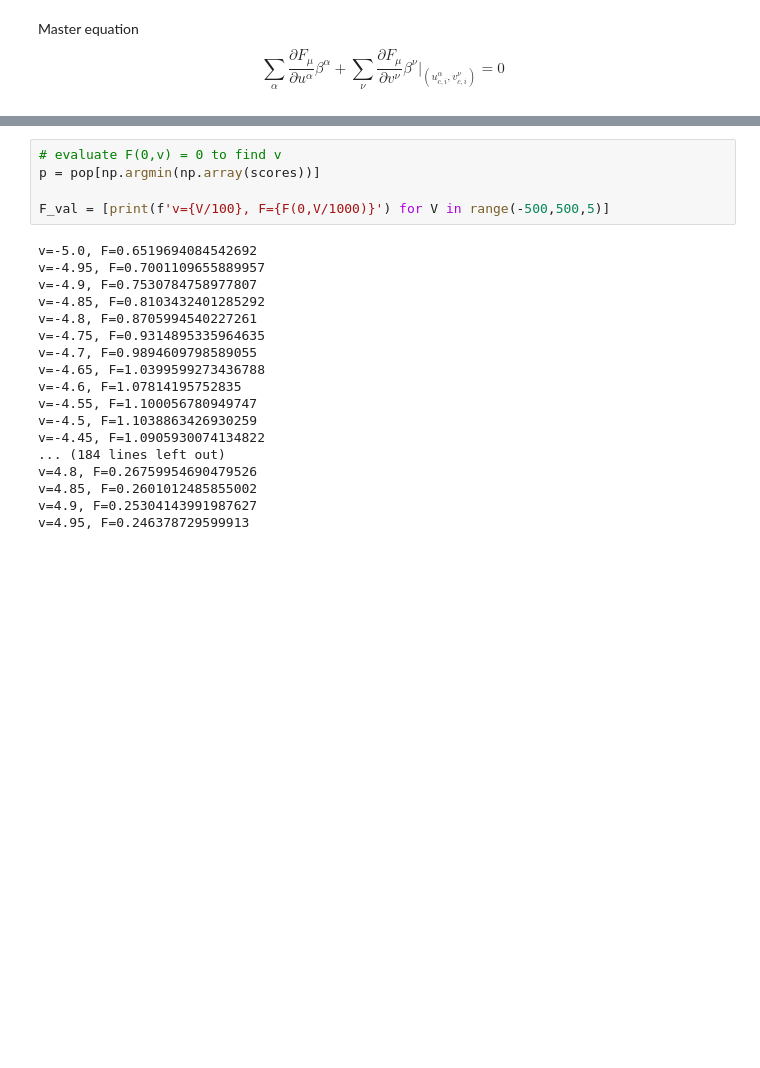
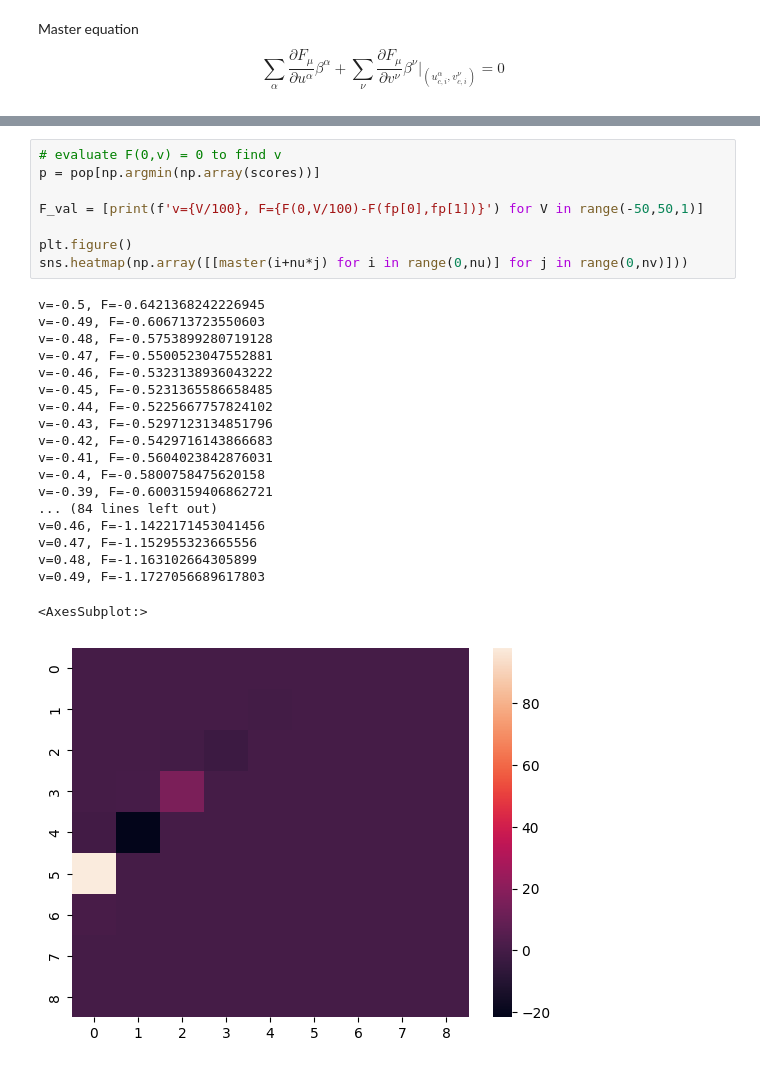
Before and after one commit to StijnCool/nast-thesis, a Jupyter notebook: Scalar field in 2D.ipynb, the cells around one changed output, grey strips where cells are left out. Drawn from its saved outputs; the diff is of its cells as text; blank space fills up the shorter version.

```diff
--- a/Scalar field in 2D.ipynb
+++ b/Scalar field in 2D.ipynb
@@ -246,23 +254,28 @@ sum = 51.457953334571435
 # %%
 # evaluate F(0,v) = 0 to find v
 p = pop[np.argmin(np.array(scores))]
 
-F_val = [print(f'v={V/100}, F={F(0,V/1000)}') for V in range(-500,500,5)]
+F_val = [print(f'v={V/100}, F={F(0,V/100)-F(fp[0],fp[1])}') for V in range(-50,50,1)]
+
+plt.figure()
+sns.heatmap(np.array([[master(i+nu*j) for i in range(0,nu)] for j in range(0,nv)]))
 # %% [output]
-v=-5.0, F=0.6519694084542692
-v=-4.95, F=0.7001109655889957
-v=-4.9, F=0.7530784758977807
-v=-4.85, F=0.8103432401285292
-v=-4.8, F=0.8705994540227261
-v=-4.75, F=0.9314895335964635
-v=-4.7, F=0.9894609798589055
-v=-4.65, F=1.0399599273436788
-v=-4.6, F=1.07814195752835
-v=-4.55, F=1.100056780949747
-v=-4.5, F=1.1038863426930259
-v=-4.45, F=1.0905930074134822
-... (184 lines left out)
-v=4.8, F=0.26759954690479526
-v=4.85, F=0.2601012485855002
-v=4.9, F=0.25304143991987627
-v=4.95, F=0.246378729599913
+v=-0.5, F=-0.6421368242226945
+v=-0.49, F=-0.606713723550603
+v=-0.48, F=-0.5753899280719128
+v=-0.47, F=-0.5500523047552881
+v=-0.46, F=-0.5323138936043222
+v=-0.45, F=-0.5231365586658485
+v=-0.44, F=-0.5225667757824102
+v=-0.43, F=-0.5297123134851796
+v=-0.42, F=-0.5429716143866683
+v=-0.41, F=-0.5604023842876031
+v=-0.4, F=-0.5800758475620158
+v=-0.39, F=-0.6003159406862721
+... (84 lines left out)
+v=0.46, F=-1.1422171453041456
+v=0.47, F=-1.152955323665556
+v=0.48, F=-1.163102664305899
+v=0.49, F=-1.1727056689617803
+<AxesSubplot:>
+[figure, added]
```
Also changed, not shown: parts of 6 cells of this notebook.
